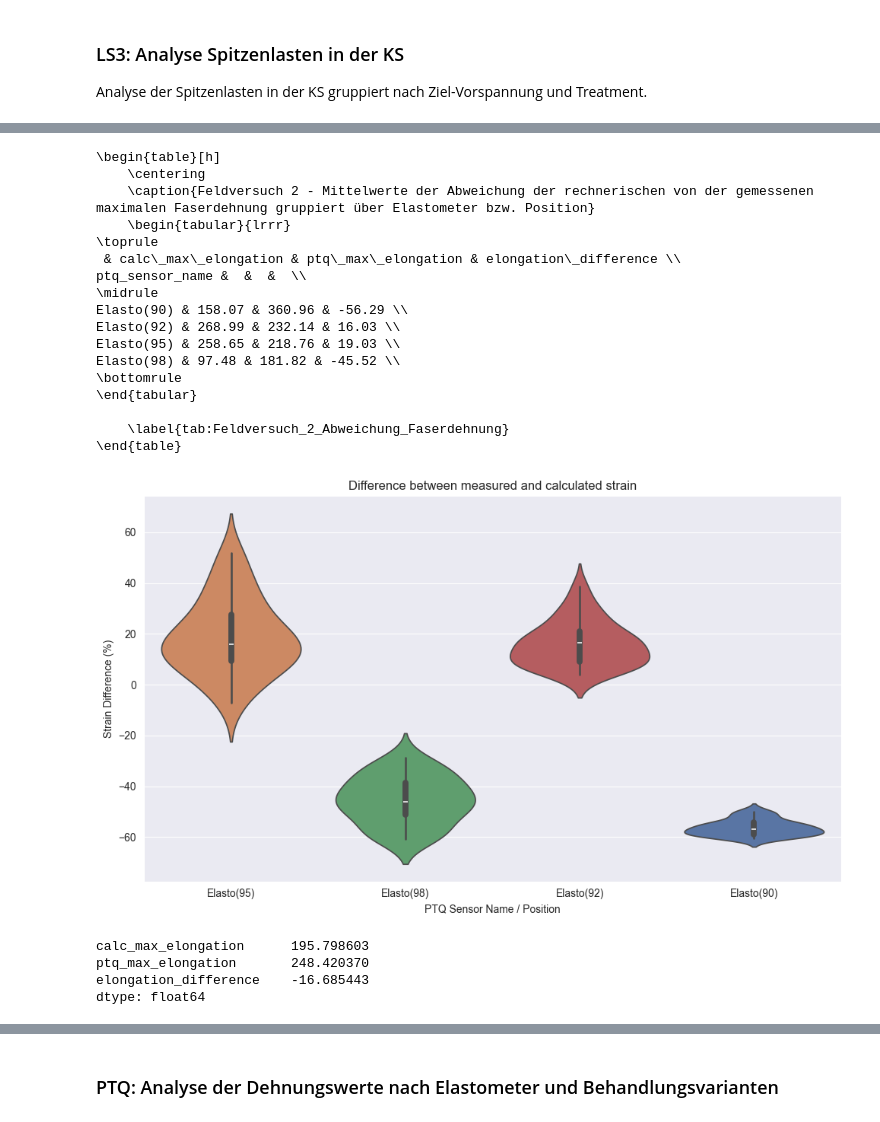
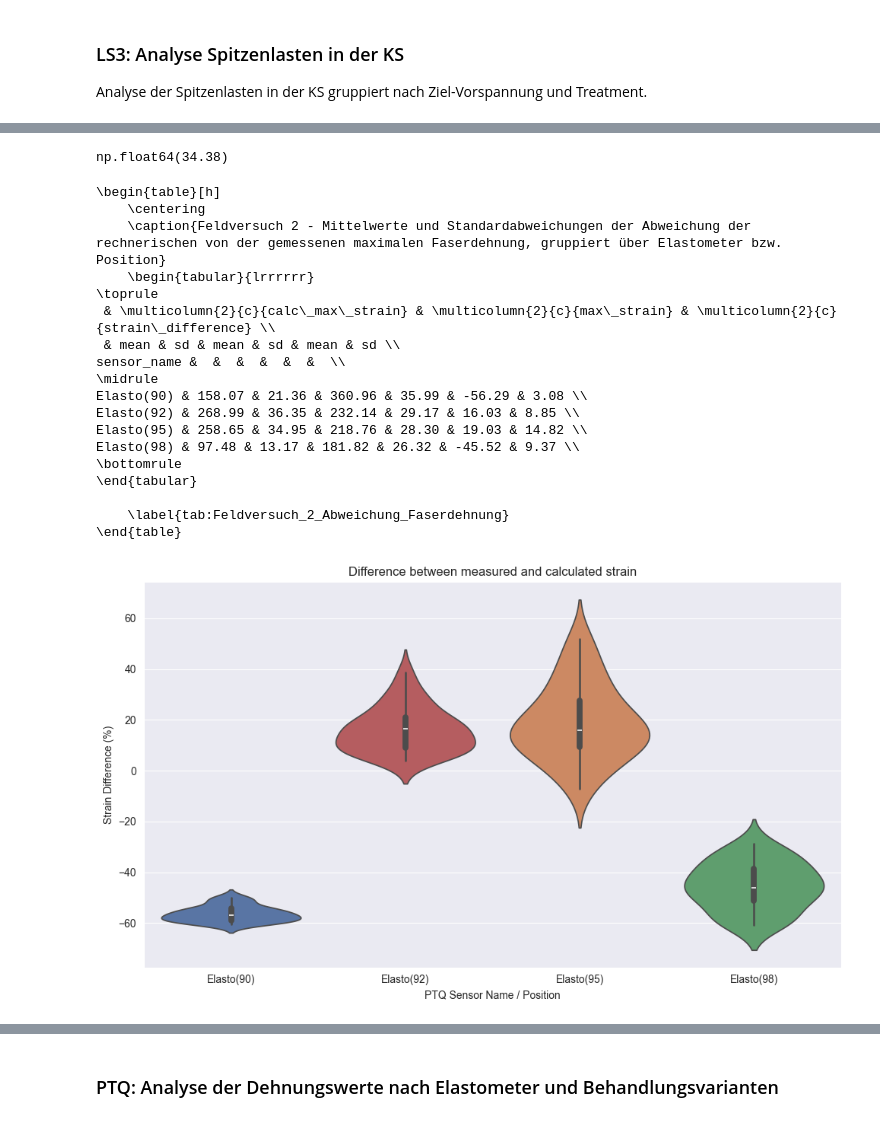
Before and after one commit to kyellsen/2023_Kronensicherung_Plesse_Kraefte_Schwingungen, a Jupyter notebook: 2023_Kronensicherung_Plesse_Kraefte_Schwingungen.ipynb, the cells around one changed output, grey strips where cells are left out. Cells and saved outputs as stored; diff of their text form; code cells hidden in the pictures.

```diff
--- a/2023_Kronensicherung_Plesse_Kraefte_Schwingungen.ipynb
+++ b/2023_Kronensicherung_Plesse_Kraefte_Schwingungen.ipynb
@@ -949,3 +1027,7 @@ df.head()
+# %%
+# filtering and cleaning
+df = (df.drop(['14:BF:E6', '14:99:1E', 'cable_release', 'rope_max', 'time'], axis=1)
+      .query("release_force_target in [2.0, 2.4, 2.8] and treatment in ['free', 'gefa_dynamic', 'cobra_static']"))
 # %%
 df.describe()
 # %% [output]
@@ -1046 +1185,14 @@ release_force_target & treatment &  \\
+# %%
+# Fixwerte
+l0 = 200  # mm, Ausgangslänge Elastometer
+E = 8500  # Elastizitätsmodul Buche in MPa
+height_rope = 18.30  # m, Höhe des Angriffspunktes der Zugkraft
+
+# Berechnung der neuen Spalten
+df['calc_max_strain_relativ'] = df.apply(lambda row: calculate_epsilon(
+    row['rope_release'], height_rope, row['height'], row['diameter'], E), axis=1)
+df['calc_max_strain'] = df['calc_max_strain_relativ'].apply(lambda epsilon: calculate_delta_l(epsilon, l0))
+# %%
+# Berechnung der Differenz und der absoluten Differenz in Prozent
+df['strain_difference'] = (df['calc_max_strain'] - df['max_strain']) / df['max_strain'] * 100
 # %%
@@ -1099,2 +1205,0 @@ df['calc_max_elongation'] = df['calc_max_elongation_relativ'].apply(lambda epsil
-# %%
-df['elongation_difference'] = (df['calc_max_elongation'] - df['ptq_max_elongation']) / df['ptq_max_elongation'] * 100
@@ -1168,10 +1289,23 @@ df_elongation_mean
+# %%
+strain_difference_mape = df['strain_difference'].abs().mean()
+strain_difference_mape.round(2)
+# %% [output]
+np.float64(34.38)
 # %%
-latex_string = df_elongation_mean.to_latex(index=True, escape=True, float_format="{:0.2f}".format) # column_format="llr",
+# Konvertierung des DataFrames mit Multi-Index-Spalten in einen LaTeX-String
+latex_string = df_strain_stats.to_latex(
+    index=True,
+    escape=True,
+    float_format="{:0.2f}".format,
+    multicolumn=True,
+    multicolumn_format="c"
+)
 
+# Formatierung der LaTeX-Tabelle
 latex_table = f"""
 \\begin{{table}}[h]
     \\centering
-    \\caption{{Feldversuch 2 - Mittelwerte der Abweichung der rechnerischen von der gemessenen maximalen Faserdehnung gruppiert über Elastometer bzw. Position}}
+    \\caption{{Feldversuch 2 - Mittelwerte und Standardabweichungen der Abweichung der rechnerischen von der gemessenen maximalen Faserdehnung, gruppiert über Elastometer bzw. Position}}
     {latex_string}
     \\label{{tab:Feldversuch_2_Abweichung_Faserdehnung}}
 \\end{{table}}
@@ -1180,40 +1314,33 @@ print(latex_table)
 # %% [output]
 \begin{table}[h]
     \centering
-    \caption{Feldversuch 2 - Mittelwerte der Abweichung der rechnerischen von der gemessenen maximalen Faserdehnung gruppiert über Elastometer bzw. Position}
-    \begin{tabular}{lrrr}
+    \caption{Feldversuch 2 - Mittelwerte und Standardabweichungen der Abweichung der rechnerischen von der gemessenen maximalen Faserdehnung, gruppiert über Elastometer bzw. Position}
+    \begin{tabular}{lrrrrrr}
 \toprule
- & calc\_max\_elongation & ptq\_max\_elongation & elongation\_difference \\
-ptq_sensor_name &  &  &  \\
+ & \multicolumn{2}{c}{calc\_max\_strain} & \multicolumn{2}{c}{max\_strain} & \multicolumn{2}{c}{strain\_difference} \\
+ & mean & sd & mean & sd & mean & sd \\
+sensor_name &  &  &  &  &  &  \\
 \midrule
-Elasto(90) & 158.07 & 360.96 & -56.29 \\
-Elasto(92) & 268.99 & 232.14 & 16.03 \\
-Elasto(95) & 258.65 & 218.76 & 19.03 \\
-Elasto(98) & 97.48 & 181.82 & -45.52 \\
+Elasto(90) & 158.07 & 21.36 & 360.96 & 35.99 & -56.29 & 3.08 \\
+Elasto(92) & 268.99 & 36.35 & 232.14 & 29.17 & 16.03 & 8.85 \\
+Elasto(95) & 258.65 & 34.95 & 218.76 & 28.30 & 19.03 & 14.82 \\
+Elasto(98) & 97.48 & 13.17 & 181.82 & 26.32 & -45.52 & 9.37 \\
 \bottomrule
 \end{tabular}
 
     \label{tab:Feldversuch_2_Abweichung_Faserdehnung}
 \end{table}
 # %%
-# Create violin plot for elongation_difference grouped by ptq_sensor_name
-
+# Create violin plot for strain_difference grouped by sensor_name
 fig = plt.figure(figsize=(10, 6))
-sns.violinplot(x='ptq_sensor_name', y='elongation_difference', hue='ptq_sensor_name', palette=sensor_color_dict, data=df)
+sns.violinplot(x='sensor_name', y='strain_difference', hue='sensor_name', palette=sensor_color_dict, data=df)
 plt.title('Difference between measured and calculated strain')
 plt.xlabel('PTQ Sensor Name / Position')
 plt.ylabel('Strain Difference (%)')
 # Layout anpassen und Plot anzeigen
 plt.tight_layout()
 plt.show()
 
 PLOT_MANAGER.save_plot(fig, filename="diff_measured_vs_calc_strain", subdir="measured_vs_calc_strain")
 # %% [output]
-[figure, old version]
+[figure, new version]
-# %%
-df[['calc_max_elongation', 'ptq_max_elongation', 'elongation_difference']].mean()
-# %% [output]
-calc_max_elongation      195.798603
-ptq_max_elongation       248.420370
-elongation_difference    -16.685443
-dtype: float64
```
Also changed, not shown: parts of 148 cells of this notebook.
